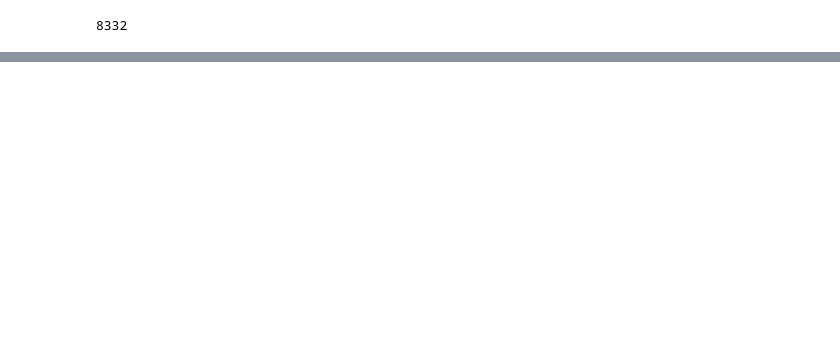
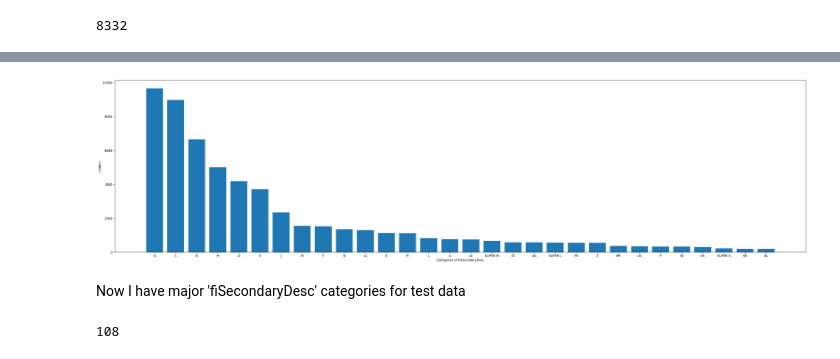
Before and after one commit to farajiptpb/Bulldozer-price-prediction, a Jupyter notebook: Bulldozer-price-prediction.ipynb, the cells around one changed output, grey strips where cells are left out. Drawn from its saved outputs; the diff is of its cells as text; code cells hidden in the pictures; blank space fills up the shorter version.

```diff
--- a/Bulldozer-price-prediction.ipynb
+++ b/Bulldozer-price-prediction.ipynb
@@ -156,8 +166,8 @@ df_tmp_train['fiSecondaryDesc'].value_counts()[df_tmp_train['fiSecondaryDesc'].v
 # %%
-#Dropping 'fiSecondaryDesc' categories that have less than 1000 numbers
+#Dropping 'fiSecondaryDesc' categories that have less than 1000 numbers for train data
 
-fiSDC_less1000 = list(df_tmp_train['fiSecondaryDesc'].value_counts()[df_tmp_train['fiSecondaryDesc'].value_counts()<1000].index)
+fiSDC_less1000_train = list(df_tmp_train['fiSecondaryDesc'].value_counts()[df_tmp_train['fiSecondaryDesc'].value_counts()<1000].index)
 df_tmp_train_1 = df_tmp_train.copy()
-for cate in fiSDC_less1000:
+for cate in fiSDC_less1000_train:
     row = df_tmp_train[df_tmp_train['fiSecondaryDesc']==cate]
     df_tmp_train_1 = df_tmp_train_1.drop(row.index)
@@ -173,0 +174,8 @@ Now I have major 'fiSecondaryDesc' categories
+# %%
+#Dropping 'fiSecondaryDesc' categories that have less than 1000 numbers for test data
+
+df_tmp_test_1 = df_tmp_test.copy()
+fiSDC_less160_test = df_tmp_test['fiSecondaryDesc'].value_counts()[df_tmp_test['fiSecondaryDesc'].value_counts()<160].index
+for cate in fiSDC_less160_test:
+    row = df_tmp_test[df_tmp_test['fiSecondaryDesc']==cate]
+    df_tmp_test_1 = df_tmp_test_1.drop(row.index)
@@ -173,0 +204,14 @@ Now I have major 'fiSecondaryDesc' categories
+# %%
+fig, ax = plt.subplots(figsize=(40, 10))
+ax.bar(list(df_tmp_test_1['fiSecondaryDesc'].value_counts().index),
+        df_tmp_test_1['fiSecondaryDesc'].value_counts())
+ax.set(xlabel='Categories of fiSecondaryDesc',
+       ylabel='number');
+# %% [output]
+[figure, added]
+# %% [markdown]
+Now I have major 'fiSecondaryDesc' categories for test data
+# %%
+len(fiSDC_less160_test)
+# %% [output]
+108
```
Also changed, not shown: parts of 10 cells of this notebook.
